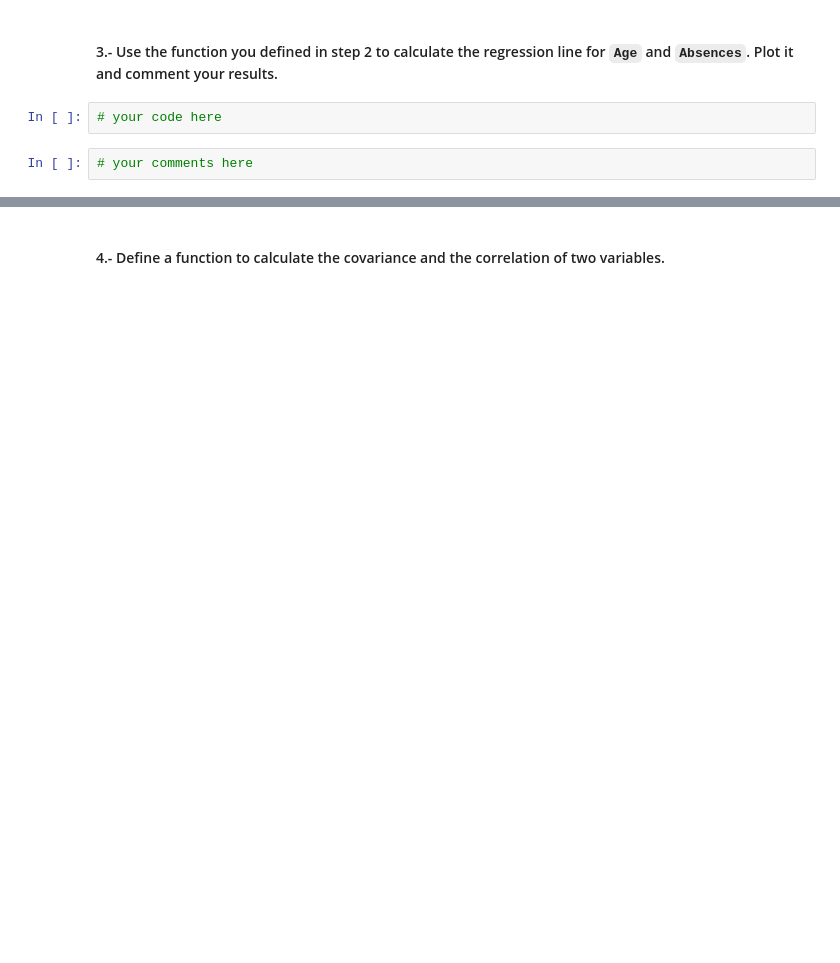
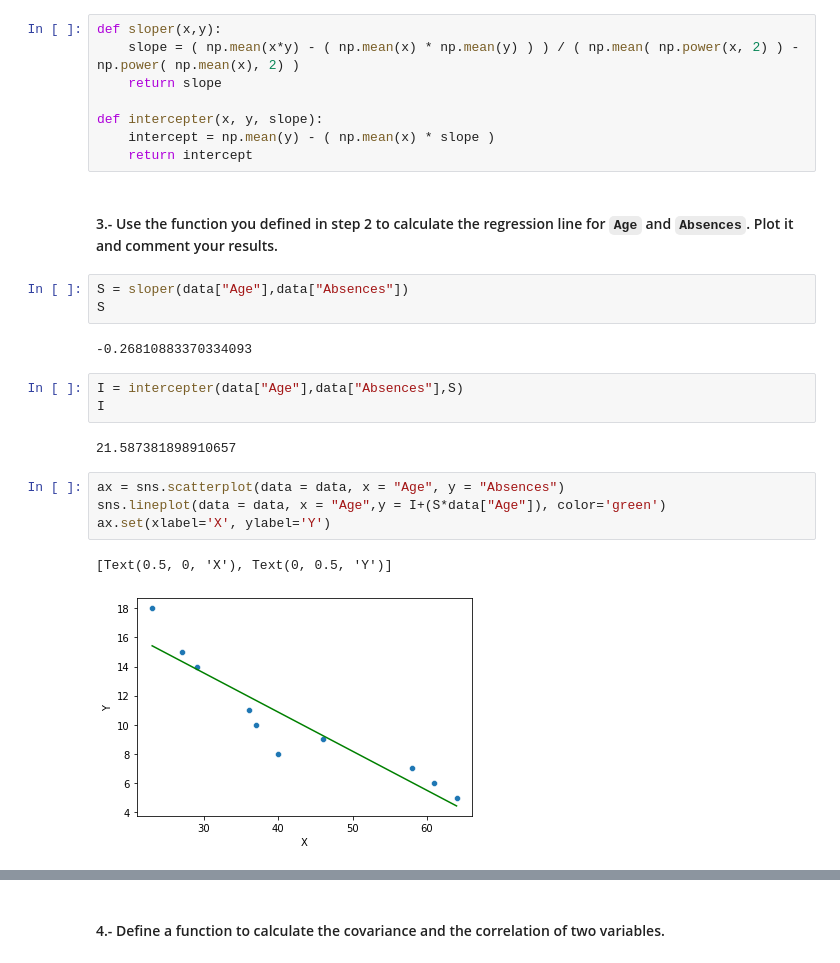
Before and after one commit to ta-data-remote/lab-linear-regression-correlation, a Jupyter notebook: your-code/main.ipynb, the cells around one changed output, grey strips where cells are left out. Saved outputs shown, nothing was run; the diff lists cells and outputs as text; blank space fills up the shorter version.

```diff
--- a/your-code/main.ipynb
+++ b/your-code/main.ipynb
@@ -37,6 +67,27 @@ import pandas as pd
+# %%
+def sloper(x,y):
+    slope = ( np.mean(x*y) - ( np.mean(x) * np.mean(y) ) ) / ( np.mean( np.power(x, 2) ) - np.power( np.mean(x), 2) )
+    return slope
+
+def intercepter(x, y, slope):
+    intercept = np.mean(y) - ( np.mean(x) * slope )
+    return intercept
 # %% [markdown]
 #### 3.- Use the function you defined in step 2 to calculate the regression line for `Age` and `Absences`. Plot it and comment your results.
-# %%
-# your code here
-# %%
-# your comments here
+# %%
+S = sloper(data["Age"],data["Absences"])
+S
+# %% [output]
+-0.26810883370334093
+# %%
+I = intercepter(data["Age"],data["Absences"],S)
+I
+# %% [output]
+21.587381898910657
+# %%
+ax = sns.scatterplot(data = data, x = "Age", y = "Absences")
+sns.lineplot(data = data, x = "Age",y = I+(S*data["Age"]), color='green')
+ax.set(xlabel='X', ylabel='Y')
+# %% [output]
+[Text(0.5, 0, 'X'), Text(0, 0.5, 'Y')]
+[figure, added]
```
Also changed, not shown: parts of 32 cells of this notebook.
